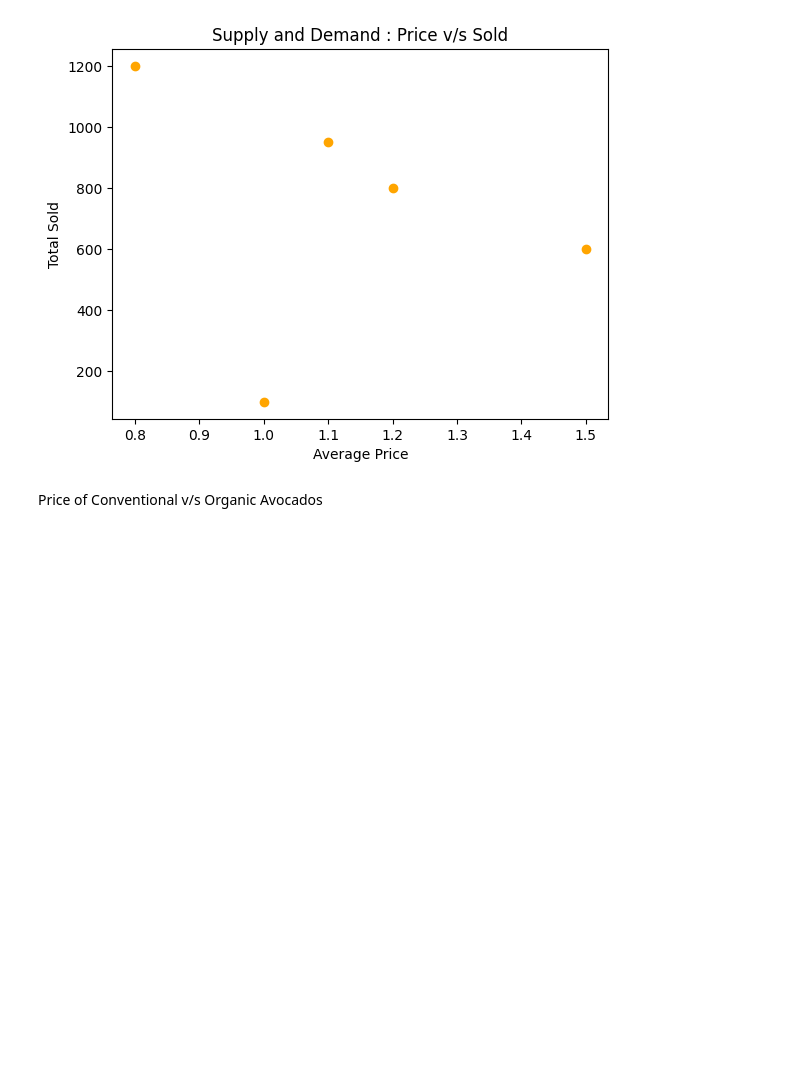
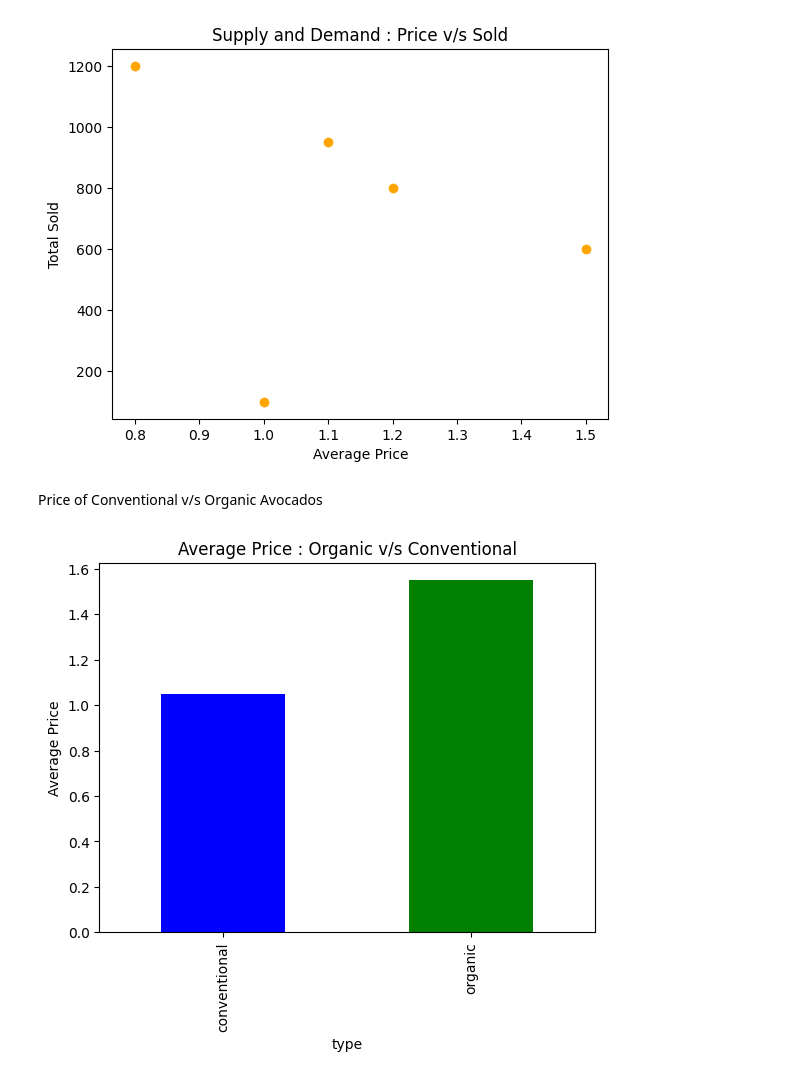
Before and after one commit to SharadHub/Pandas, a Jupyter notebook: CH4_DataVisualization.ipynb, the cells around one changed output. Cells and saved outputs as stored; diff of their text form; code cells hidden in the pictures; blank space fills up the shorter version.

```diff
--- a/CH4_DataVisualization.ipynb
+++ b/CH4_DataVisualization.ipynb
@@ -116,4 +116,17 @@ plt.show()
 # %% [markdown]
 Price of Conventional v/s Organic Avocados
 # %%
-df4 = pd.
+avocados = pd.DataFrame(
+    {
+        'type' : ['conventional', 'organic', 'conventional', 'organic'],
+        'avg_price' : [1.0, 1.5, 1.1, 1.6]
+    }
+)
+avg_price_by_type = avocados.groupby('type')['avg_price'].mean()
+
+avg_price_by_type.plot(kind='bar', color=['blue', 'green'])
+plt.title('Average Price : Organic v/s Conventional')
+plt.ylabel('Average Price')
+plt.show()
+# %% [output]
+[figure, added]
```
Also changed, not shown: 1 other file.
